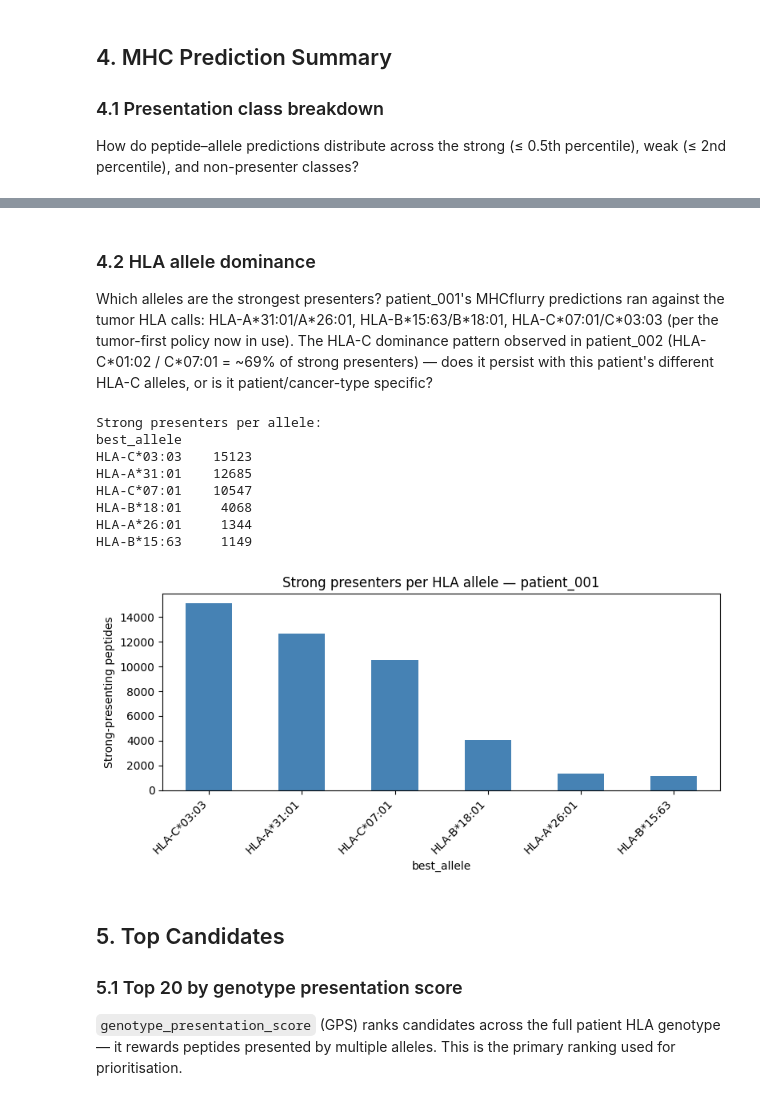
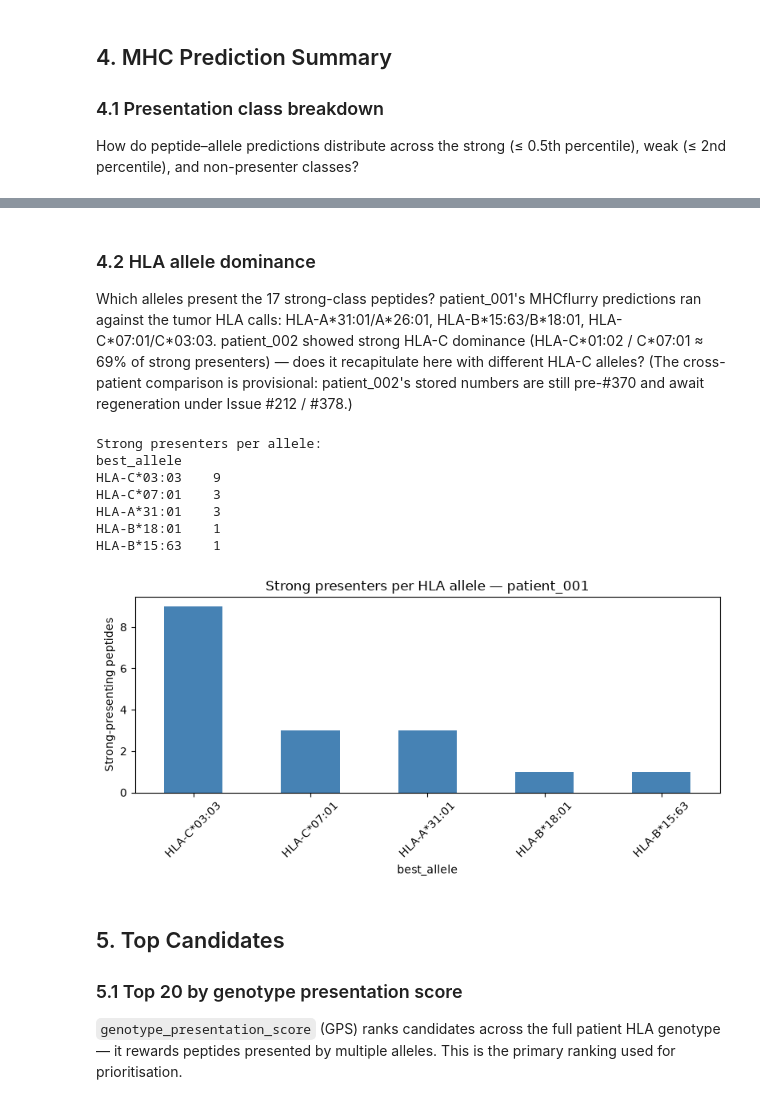
Before and after one commit to Jin-HoMLee/splice-neoepitope-pipeline, a Jupyter notebook: research/notebooks/patient_001_results.ipynb, the cells around one changed output, grey strips where cells are left out. Drawn from its saved outputs; the diff is of its cells as text; code cells hidden in the pictures.

```diff
--- a/research/notebooks/patient_001_results.ipynb
+++ b/research/notebooks/patient_001_results.ipynb
@@ -171,7 +140,7 @@ peptide
 
 How do peptide–allele predictions distribute across the strong (≤ 0.5th percentile), weak (≤ 2nd percentile), and non-presenter classes?
 # %%
-pres = gcs_read_tsv_cached(f"{BUCKET}/predictions/mhc_presentation.tsv")
+pres = r2_read_tsv_cached(f"{PREFIX}/predictions/mhc_presentation.tsv")
 print(f"Total predictions loaded: {len(pres):,}")
 
 class_counts = pres["presentation_class"].value_counts().reindex(["strong", "weak", "non"], fill_value=0)
@@ -193,30 +168,28 @@ Copying gs://splice-neoepitope-project/results/patient_001/predictions/mhc_prese
 # %% [markdown]
 ### 4.2 HLA allele dominance
 
-Which alleles are the strongest presenters? patient_001's MHCflurry predictions ran against the tumor HLA calls: HLA-A\*31:01/A\*26:01, HLA-B\*15:63/B\*18:01, HLA-C\*07:01/C\*03:03 (per the tumor-first policy now in use). The HLA-C dominance pattern observed in patient_002 (HLA-C\*01:02 / C\*07:01 = ~69% of strong presenters) — does it persist with this patient's different HLA-C alleles, or is it patient/cancer-type specific?
+Which alleles present the 17 strong-class peptides? patient_001's MHCflurry predictions ran against the tumor HLA calls: HLA-A\*31:01/A\*26:01, HLA-B\*15:63/B\*18:01, HLA-C\*07:01/C\*03:03. patient_002 showed strong HLA-C dominance (HLA-C\*01:02 / C\*07:01 ≈ 69% of strong presenters) — does it recapitulate here with different HLA-C alleles? (The cross-patient comparison is provisional: patient_002's stored numbers are still pre-#370 and await regeneration under Issue #212 / #378.)
 # %%
 strong = pres[pres["presentation_class"] == "strong"]
 allele_counts = strong["best_allele"].value_counts()
 print("Strong presenters per allele:")
 print(allele_counts.to_string())
 
 fig, ax = plt.subplots(figsize=(8, 4))
-allele_counts.plot(kind="bar", ax=ax, color="steelblue")
+allele_counts.plot(kind="bar", ax=ax, color="steelblue", rot=45)
 ax.set_ylabel("Strong-presenting peptides")
 ax.set_title("Strong presenters per HLA allele — patient_001")
-ax.set_xticklabels(allele_counts.index, rotation=45, ha="right")
 plt.tight_layout()
 plt.show()
 # %% [output]
 Strong presenters per allele:
 best_allele
-HLA-C*03:03    15123
-HLA-A*31:01    12685
-HLA-C*07:01    10547
-HLA-B*18:01     4068
-HLA-A*26:01     1344
-HLA-B*15:63     1149
+HLA-C*03:03    9
+HLA-C*07:01    3
+HLA-A*31:01    3
+HLA-B*18:01    1
+HLA-B*15:63    1
-[figure, old version]
+[figure, new version]
 # %% [markdown]
 ## 5. Top Candidates
 
```
Also changed, not shown: parts of 15 cells of this notebook, 3 other files.
